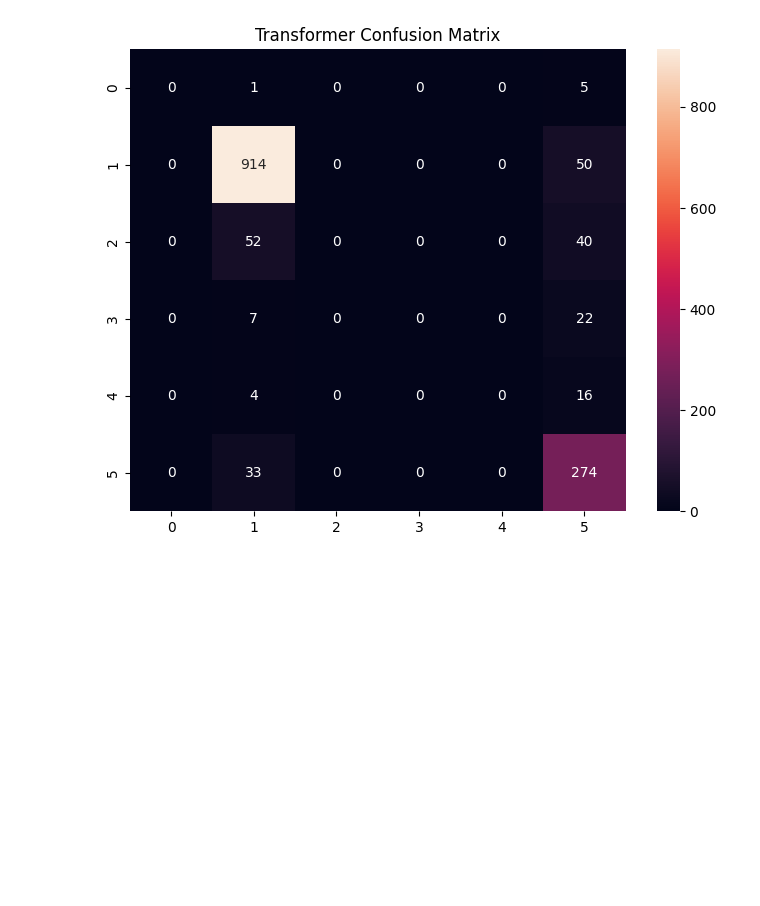
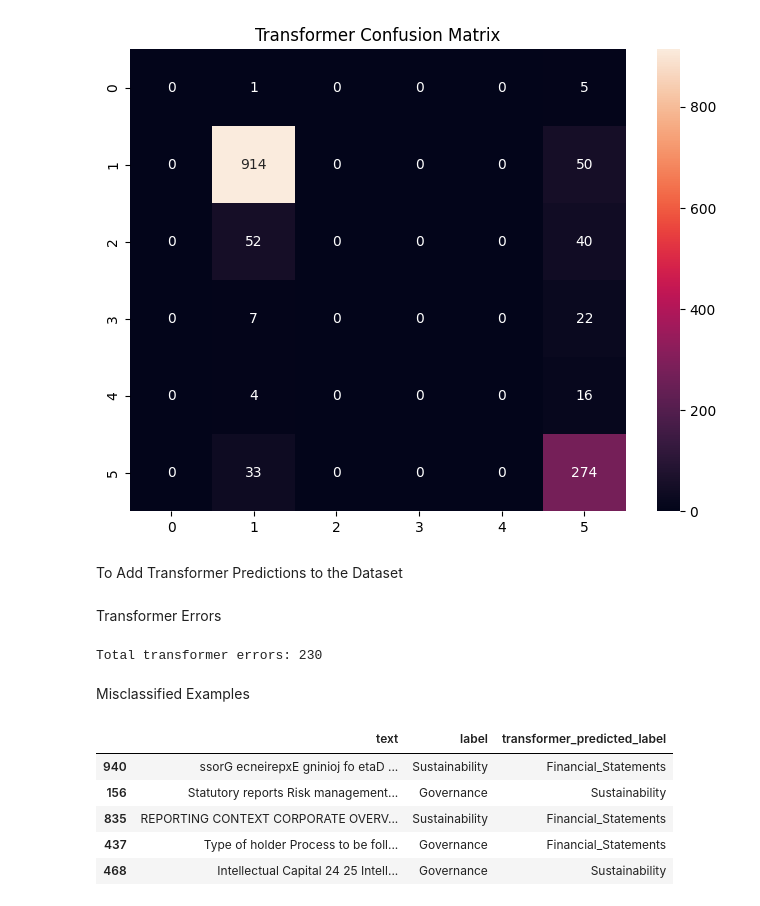
Before and after one commit to 2341316/intelligent-document-analyzer, a Jupyter notebook: notebooks/error_analysis.ipynb, the cells around one changed output. Saved outputs shown, nothing was run; the diff lists cells and outputs as text; code cells hidden in the pictures; blank space fills up the shorter version.

Commit message:
Update error analysis notebook

```diff
--- a/notebooks/error_analysis.ipynb
+++ b/notebooks/error_analysis.ipynb
@@ -238,3 +238,26 @@ plt.title("Transformer Confusion Matrix")
 plt.show()
 # %% [output]
 [figure]
+# %% [markdown]
+To Add Transformer Predictions to the Dataset
+# %%
+df["transformer_predicted_label"] = predictions_text
+# %% [markdown]
+Transformer Errors
+# %%
+transformer_errors = df[df["label"] != df["transformer_predicted_label"]]
+
+print("Total transformer errors:", len(transformer_errors))
+# %% [output]
+Total transformer errors: 230
+# %% [markdown]
+Misclassified Examples
+# %%
+transformer_errors[["text","label","transformer_predicted_label"]].sample(5)
+# %% [output]
+|  | text | label | transformer_predicted_label |
+| 940 | ssorG ecneirepxE gninioj fo etaD ... | Sustainability | Financial_Statements |
+| 156 | Statutory reports Risk management... | Governance | Sustainability |
+| 835 | REPORTING CONTEXT CORPORATE OVERV... | Sustainability | Financial_Statements |
+| 437 | Type of holder Process to be foll... | Governance | Financial_Statements |
+| 468 | Intellectual Capital 24 25 Intell... | Governance | Sustainability |
```
Also changed, not shown: parts of 2 cells of this notebook.
